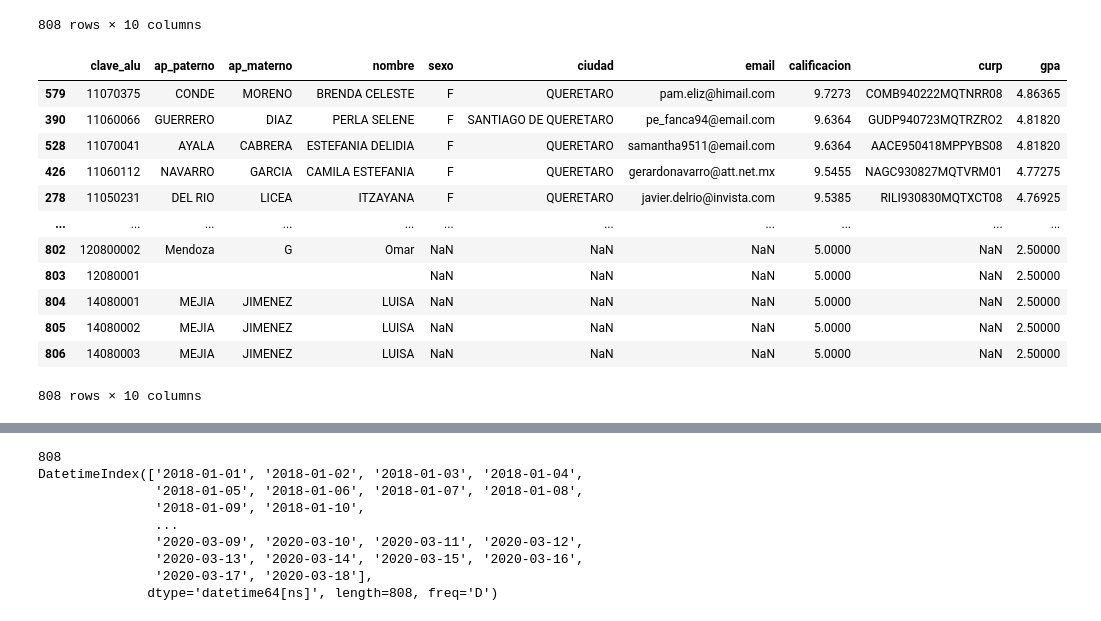
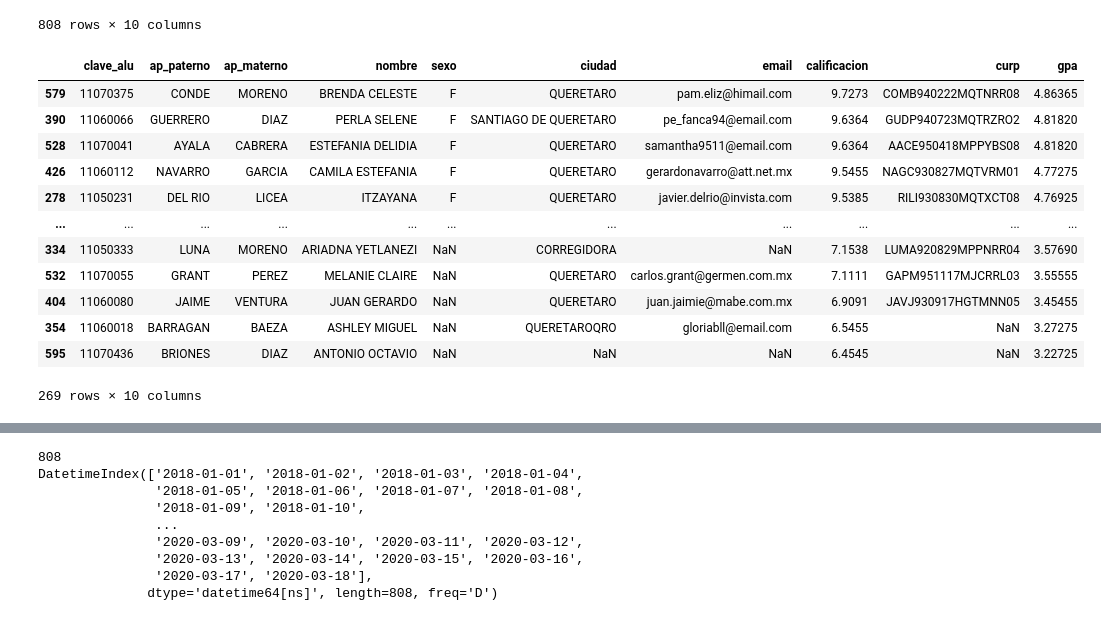
Before and after one commit to jorgejoshuatt/Adquisicion-de-Datos, a Jupyter notebook: RepasoADD.ipynb, the cells around one changed output, grey strips where cells are left out. Cells and saved outputs as stored; diff of their text form; code cells hidden in the pictures.

```diff
--- a/RepasoADD.ipynb
+++ b/RepasoADD.ipynb
@@ -190,18 +221,18 @@ df.sort_values(by='calificacion', ascending=False)
 | 0 | 11030172 | BORBOLLA | RAMOS | ARGELIA | F | QUERETARO | argi_gogos@email.com | 5.0000 | NaN | 2.50000 |
 808 rows × 10 columns
 # %%
-df.sort_values(by=['sexo', 'calificacion'], ascending=[True, False])
+df[df['calificacion'] > 5].sort_values(by=['sexo', 'calificacion'], ascending=[True, False])
 # %% [output]
 |  | clave_alu | ap_paterno | ap_materno | nombre | sexo | ciudad | email | calificacion | curp | gpa |
 | 579 | 11070375 | CONDE | MORENO | BRENDA CELESTE | F | QUERETARO | pam.eliz@himail.com | 9.7273 | COMB940222MQTNRR08 | 4.86365 |
 | 390 | 11060066 | GUERRERO | DIAZ | PERLA SELENE | F | SANTIAGO DE QUERETARO | pe_fanca94@email.com | 9.6364 | GUDP940723MQTRZRO2 | 4.81820 |
 | 528 | 11070041 | AYALA | CABRERA | ESTEFANIA DELIDIA | F | QUERETARO | samantha9511@email.com | 9.6364 | AACE950418MPPYBS08 | 4.81820 |
 | 426 | 11060112 | NAVARRO | GARCIA | CAMILA ESTEFANIA | F | QUERETARO | gerardonavarro@att.net.mx | 9.5455 | NAGC930827MQTVRM01 | 4.77275 |
 | 278 | 11050231 | DEL RIO | LICEA | ITZAYANA | F | QUERETARO | javier.delrio@invista.com | 9.5385 | RILI930830MQTXCT08 | 4.76925 |
 | ... | ... | ... | ... | ... | ... | ... | ... | ... | ... | ... |
-| 802 | 120800002 | Mendoza | G | Omar | NaN | NaN | NaN | 5.0000 | NaN | 2.50000 |
-| 803 | 12080001 |  |  |  | NaN | NaN | NaN | 5.0000 | NaN | 2.50000 |
-| 804 | 14080001 | MEJIA | JIMENEZ | LUISA | NaN | NaN | NaN | 5.0000 | NaN | 2.50000 |
-| 805 | 14080002 | MEJIA | JIMENEZ | LUISA | NaN | NaN | NaN | 5.0000 | NaN | 2.50000 |
-| 806 | 14080003 | MEJIA | JIMENEZ | LUISA | NaN | NaN | NaN | 5.0000 | NaN | 2.50000 |
+| 334 | 11050333 | LUNA | MORENO | ARIADNA YETLANEZI | NaN | CORREGIDORA | NaN | 7.1538 | LUMA920829MPPNRR04 | 3.57690 |
+| 532 | 11070055 | GRANT | PEREZ | MELANIE CLAIRE | NaN | QUERETARO | carlos.grant@germen.com.mx | 7.1111 | GAPM951117MJCRRL03 | 3.55555 |
+| 404 | 11060080 | JAIME | VENTURA | JUAN GERARDO | NaN | QUERETARO | juan.jaimie@mabe.com.mx | 6.9091 | JAVJ930917HGTMNN05 | 3.45455 |
+| 354 | 11060018 | BARRAGAN | BAEZA | ASHLEY MIGUEL | NaN | QUERETAROQRO | gloriabll@email.com | 6.5455 | NaN | 3.27275 |
+| 595 | 11070436 | BRIONES | DIAZ | ANTONIO OCTAVIO | NaN | NaN | NaN | 6.4545 | NaN | 3.22725 |
-808 rows × 10 columns
+269 rows × 10 columns
```
Also changed, not shown: parts of 29 cells of this notebook.
